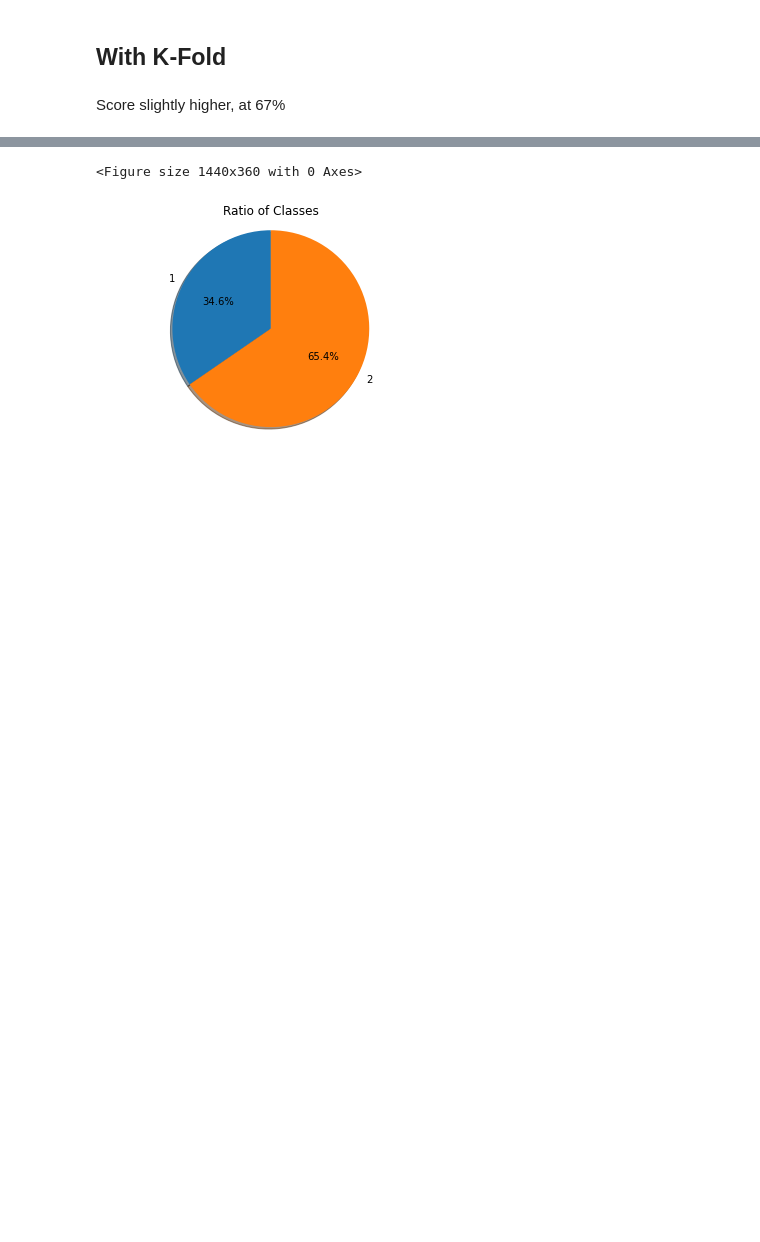
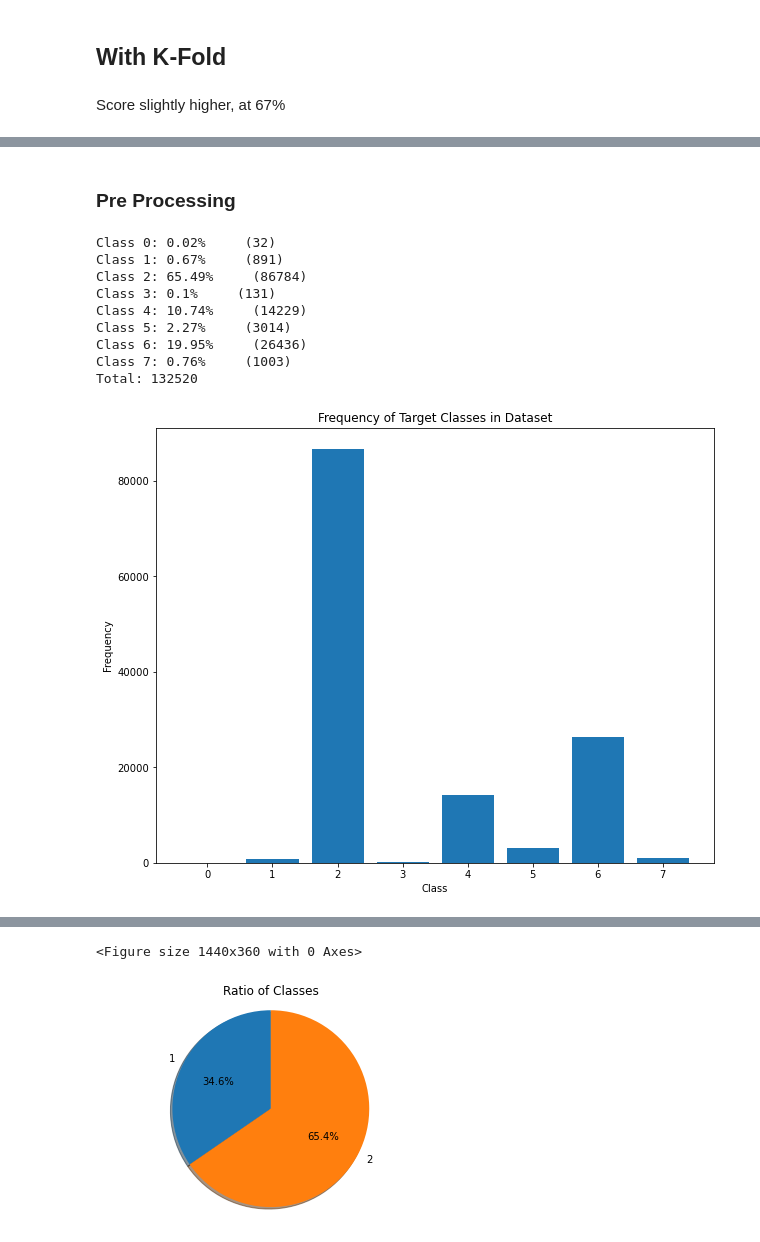
Before and after one commit to MQumairi/intro_to_ai_coursework, a Jupyter notebook: src/MLP.ipynb, the cells around one changed output, grey strips where cells are left out. Drawn from its saved outputs; the diff is of its cells as text; code cells hidden in the pictures; blank space fills up the shorter version.

```diff
--- a/src/MLP.ipynb
+++ b/src/MLP.ipynb
@@ -284,0 +350,21 @@ Score is significantly worse... perhaps because the SMOTE library equilizes all
+# %% [markdown]
+### Pre Processing
+# %%
+#Train/test split data_encoded
+target = data_encoded["Outcome"]
+features = data_encoded.drop('Outcome', axis=1)
+X_train3, X_test3, y_train3, y_test3 = train_test_split(features, target, test_size=0.2, random_state=10)
+
+#Before Smote
+usm.display_frequencies(y_train3)
+# %% [output]
+Class 0: 0.02%     (32)
+Class 1: 0.67%     (891)
+Class 2: 65.49%     (86784)
+Class 3: 0.1%     (131)
+Class 4: 10.74%     (14229)
+Class 5: 2.27%     (3014)
+Class 6: 19.95%     (26436)
+Class 7: 0.76%     (1003)
+Total: 132520
+[figure, added]
```
Also changed, not shown: parts of 39 cells of this notebook, 30 other files.
